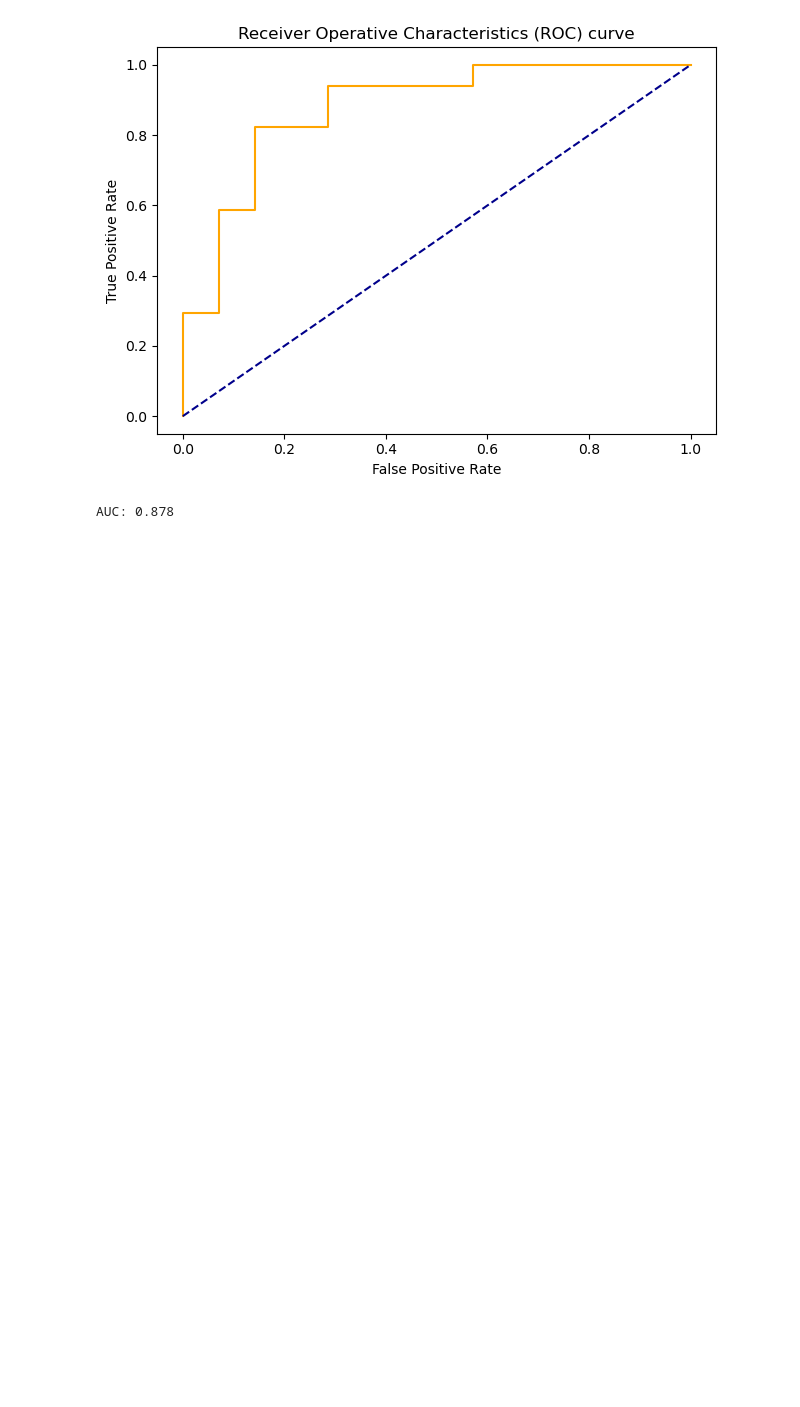
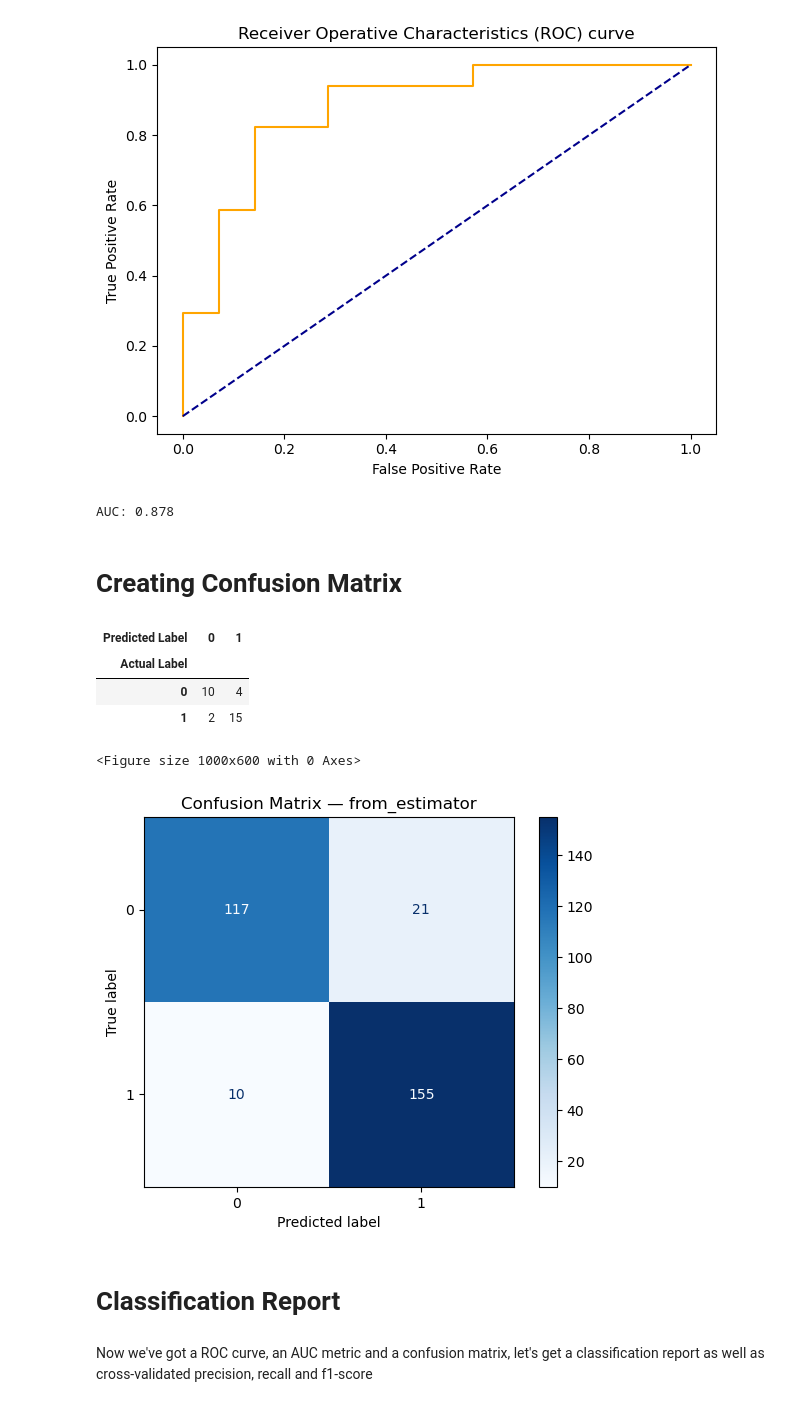
Before and after one commit to axellee1994/Heart_Disease_Classification, a Jupyter notebook: end-to-end-heart-disease-classification.ipynb, the cells around one changed output. Cells and saved outputs as stored; diff of their text form; code cells hidden in the pictures; blank space fills up the shorter version.

Commit message:
Confusion Matrix and Classification Report Completed

```diff
--- a/end-to-end-heart-disease-classification.ipynb
+++ b/end-to-end-heart-disease-classification.ipynb
@@ -760,3 +760,32 @@ print(f"AUC: {auc:.3f}")
 # %% [output]
 [figure]
 AUC: 0.878
+# %% [markdown]
+# Creating Confusion Matrix
+# %%
+y_preds = clf.predict(X_test)
+# confusion_matrix(y_test, y_preds)
+pd.crosstab(y_test, y_preds, rownames=["Actual Label"], colnames=["Predicted Label"])
+# %% [output]
+| Predicted Label | 0 | 1 |
+| Actual Label |  |  |
+| 0 | 10 | 4 |
+| 1 | 2 | 15 |
+# %%
+def Confusion_Matrix_Display(y_test, y_preds):
+    plt.figure(figsize=(10,6))
+    ConfusionMatrixDisplay.from_estimator(clf, X, y,
+                                          display_labels=[0,1],
+                                          cmap="Blues",
+                                          normalize=None)
+    plt.title("Confusion Matrix — from_estimator")
+    plt.show()
+
+Confusion_Matrix_Display(y_test, y_preds)
+# %% [output]
+<Figure size 1000x600 with 0 Axes>
+[figure, added]
+# %% [markdown]
+# Classification Report
+# %% [markdown]
+Now we've got a ROC curve, an AUC metric and a confusion matrix, let's get a classification report as well as cross-validated precision, recall and f1-score
```
Also changed, not shown: parts of 2 cells of this notebook.
